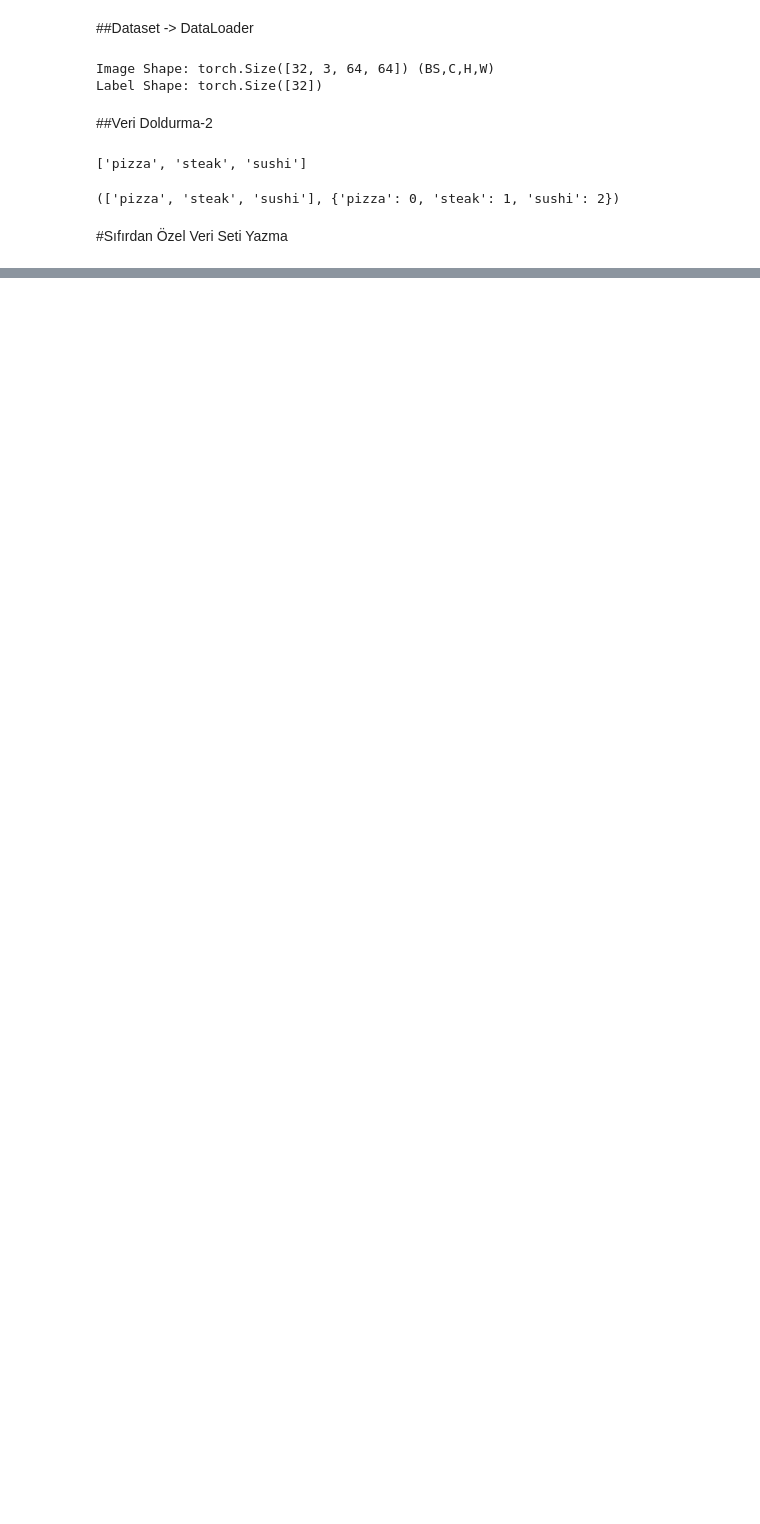
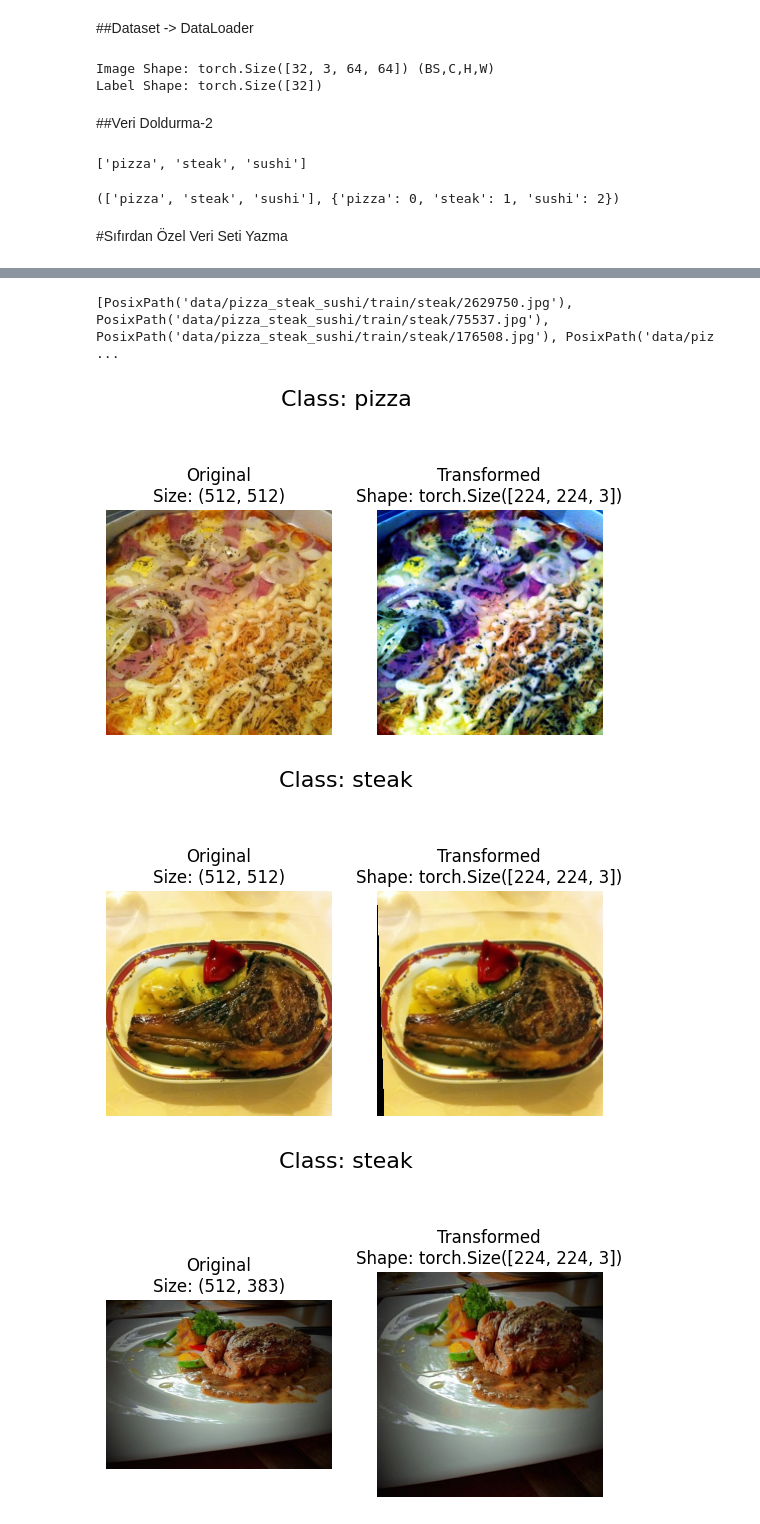
Before and after one commit to ugursirvermez/PyTorch_Education, a Jupyter notebook: 06_pytorch_custom_datasets.ipynb, the cells around one changed output, grey strips where cells are left out. Drawn from its saved outputs; the diff is of its cells as text; code cells hidden in the pictures; blank space fills up the shorter version.

```diff
--- a/06_pytorch_custom_datasets.ipynb
+++ b/06_pytorch_custom_datasets.ipynb
@@ -218,0 +368,28 @@ find_classes(target_directory)
+# %%
+#Data Augmentation
+#TrivialAugment yapalım.
+
+#Train Transform
+train_transforms = transforms.Compose([
+#Resimlerimizi 224x224'e dönüştüreceğiz.
+transforms.Resize(size=(224,224)),
+#resimlere TrivialAugment uygulayalım.
+transforms.TrivialAugmentWide(num_magnitude_bins=31), #Orjinalinden ne kadar farklı aralık?
+#Verimizi tensöre çevirelim. PIL Image veya numpy kabul eder.
+transforms.ToTensor()])
+
+#Test Transform
+test_transforms = transforms.Compose([
+#Resimlerimizi 224x224'e dönüştüreceğiz.
+transforms.Resize(size=(224,224)),
+#Verimizi tensöre çevirelim. PIL Image veya numpy kabul eder.
+transforms.ToTensor()])
+
+image_path_list = list(image_path.glob("*/*/*.jpg"))
+print(image_path_list)
+plot_transformed_images(image_paths=image_path_list, transform=train_transforms, n= 5, seed=None)
+# %% [output]
+[PosixPath('data/pizza_steak_sushi/train/steak/2629750.jpg'), PosixPath('data/pizza_steak_sushi/train/steak/75537.jpg'), PosixPath('data/pizza_steak_sushi/train/steak/176508.jpg'), PosixPath('data/piz ...
+[figure, added]
+[figure, added]
+[figure, added]
```
Also changed, not shown: parts of 9 cells of this notebook.
